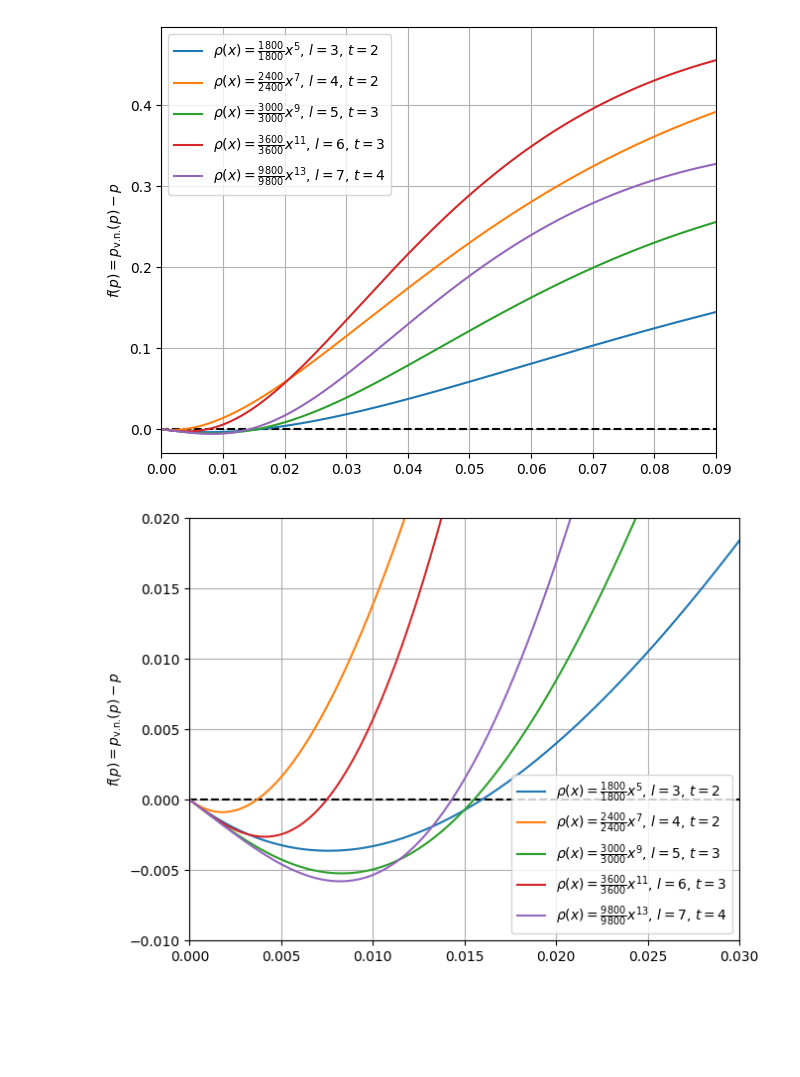
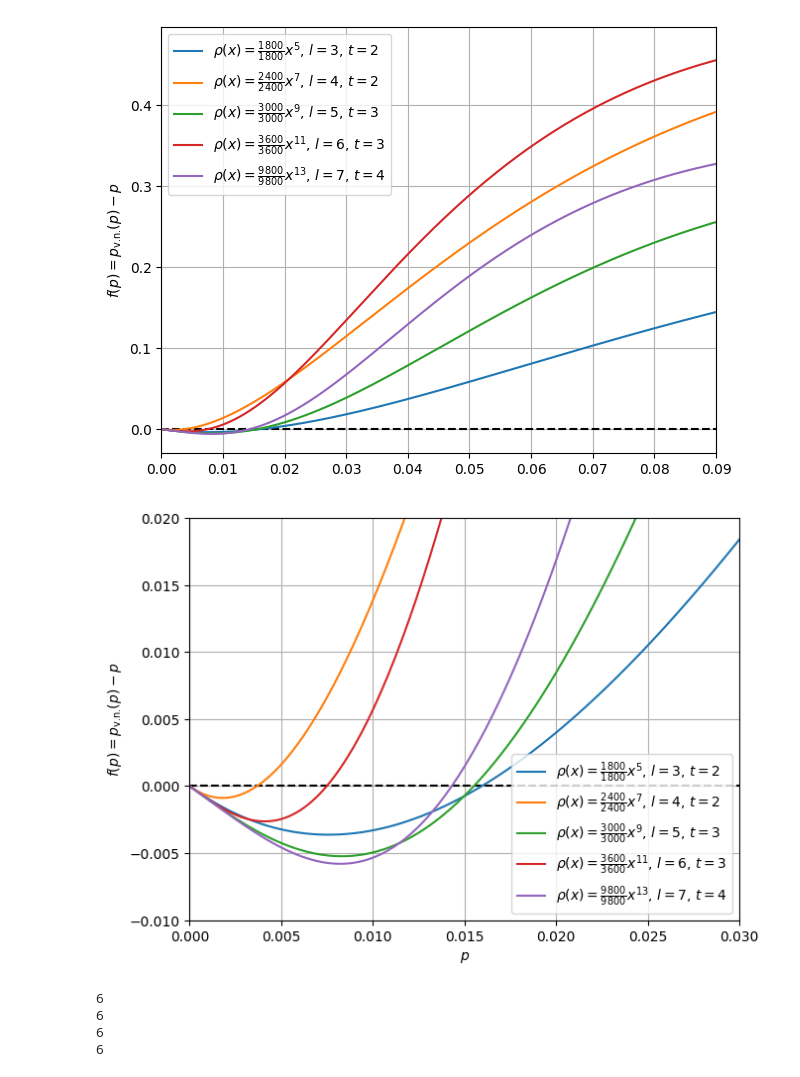
Before and after one commit to FuIluha/ldpc-for-flash-memory, a Jupyter notebook: DE.ipynb, the cells around one changed output. Drawn from its saved outputs; the diff is of its cells as text; code cells hidden in the pictures; blank space fills up the shorter version.

```diff
--- a/DE.ipynb
+++ b/DE.ipynb
@@ -187,16 +191,29 @@ plt.savefig('1.pdf')
 # %%
 plt.axhline(0, color='black', linestyle='--')
 plt.grid()
 density_evolution_f(H3_300_600)
 density_evolution_f(H4_300_600)
 density_evolution_f(H5_300_600)
 density_evolution_f(H6_300_600)
 density_evolution_f(H7_700_1400)
 plt.ylabel('$f(p) = p_\\text{v.n.}(p) - p$')
+plt.xlabel('$p$')
 plt.legend()
 plt.tight_layout()
 plt.xlim((0.0, 0.03))
 plt.ylim((-0.01, 0.02))
 plt.savefig('2.pdf')
 # %% [output]
-[figure, old version]
+[figure, new version]
+# %%
+from matrix_generators.Gallager import GallagerMatrixGenerator
+
+H3_90_180 = GallagerMatrixGenerator.generate(90, 180, 3)
+H3_270_540 = GallagerMatrixGenerator.generate(270, 540, 3)
+H3_540_1080 = GallagerMatrixGenerator.generate(540, 1080, 3)
+H3_900_1800 = GallagerMatrixGenerator.generate(900, 1800, 3)
+# %% [output]
+6
+6
+6
+6
```
Also changed, not shown: parts of 6 cells of this notebook, 15 other files.
